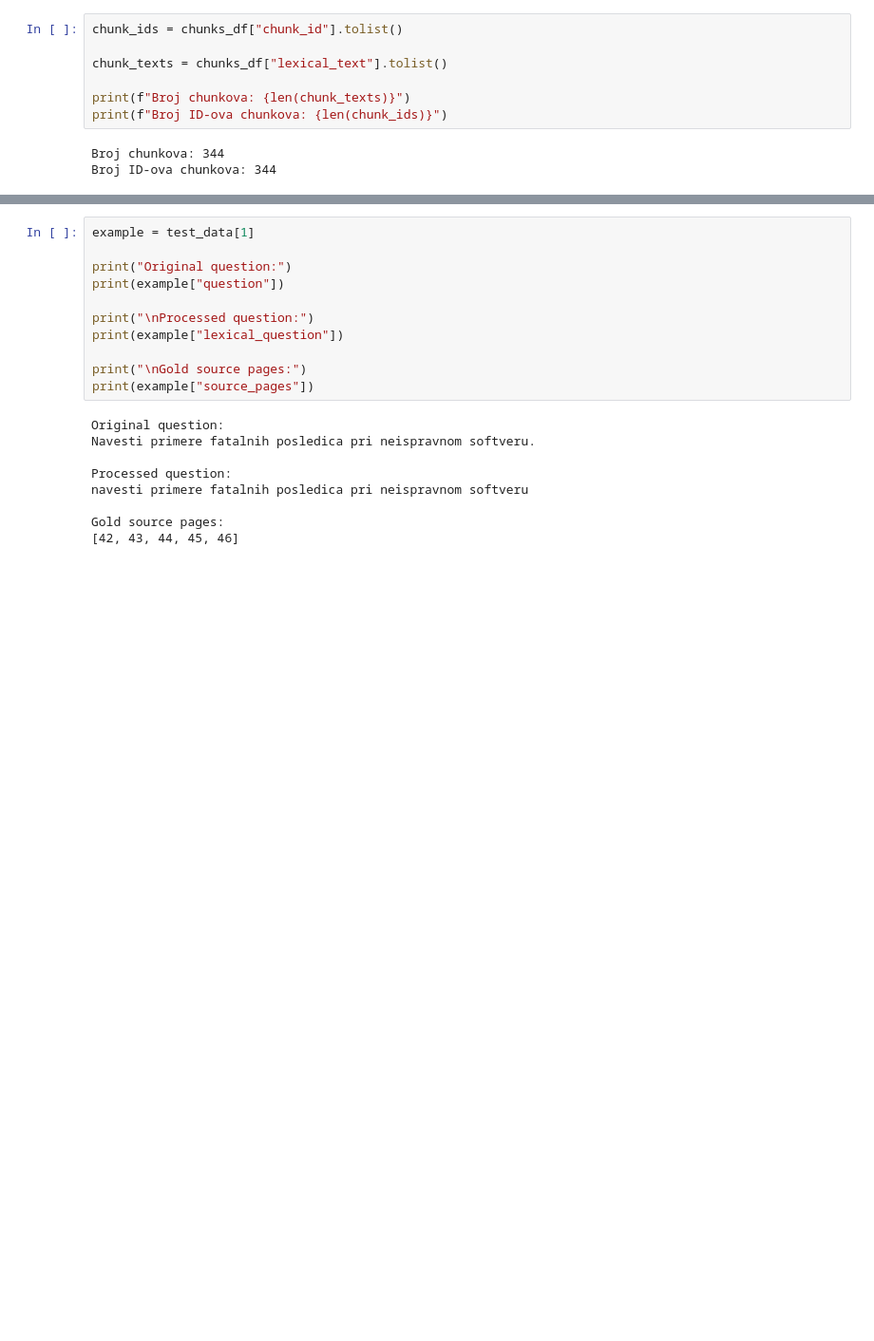
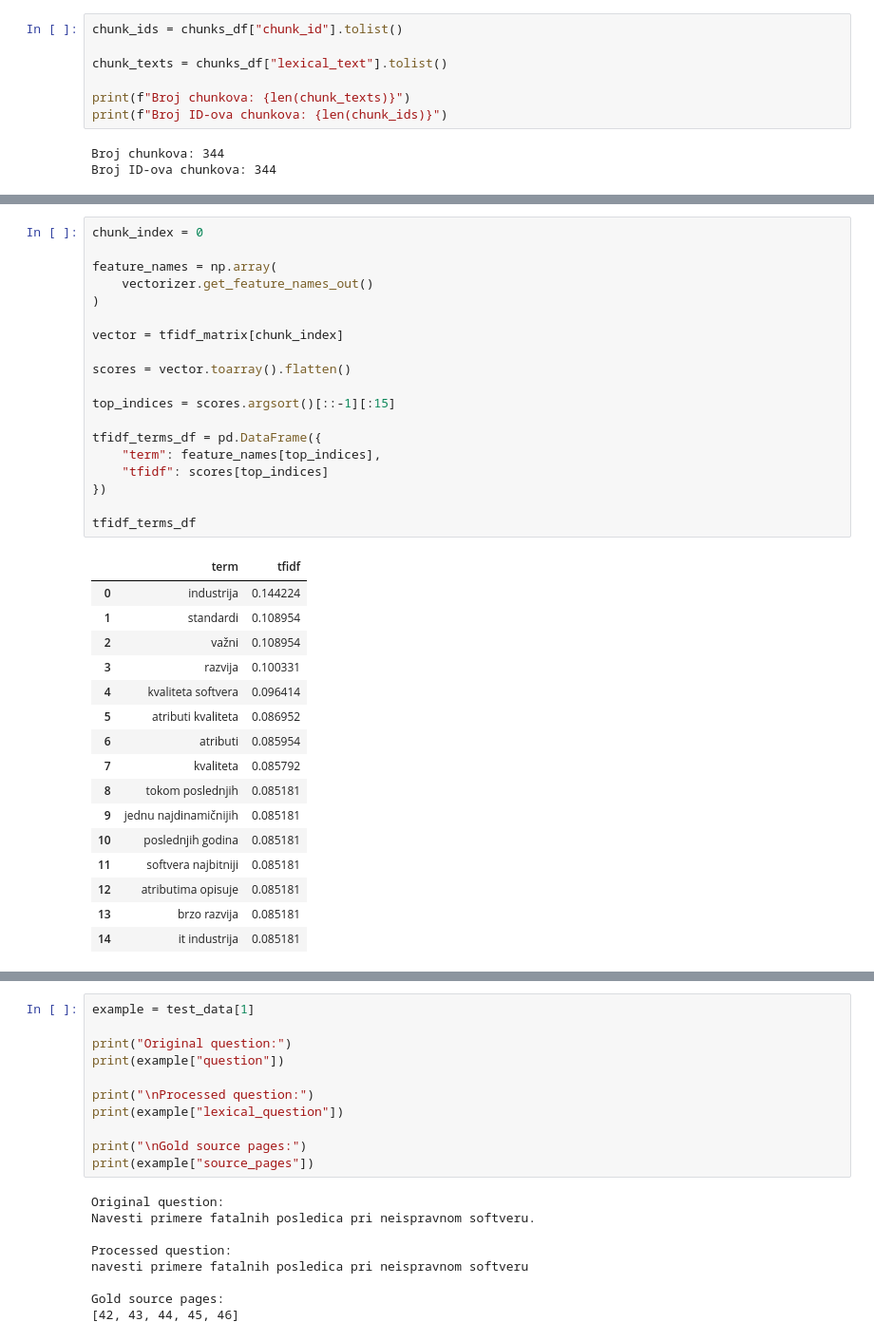
Before and after one commit to anjaanjaa10/Student-Question-Answering-from-Course-Materials, a Jupyter notebook: 04_tf_idf_retrieval.ipynb, the cells around one changed output, grey strips where cells are left out. Shown at 95% size. Drawn from its saved outputs; the diff is of its cells as text; blank space fills up the shorter version.

```diff
--- a/04_tf_idf_retrieval.ipynb
+++ b/04_tf_idf_retrieval.ipynb
@@ -244,0 +261,36 @@ Broj nenultih vrednosti: 74043
+# %%
+chunk_index = 0
+
+feature_names = np.array(
+    vectorizer.get_feature_names_out()
+)
+
+vector = tfidf_matrix[chunk_index]
+
+scores = vector.toarray().flatten()
+
+top_indices = scores.argsort()[::-1][:15]
+
+tfidf_terms_df = pd.DataFrame({
+    "term": feature_names[top_indices],
+    "tfidf": scores[top_indices]
+})
+
+tfidf_terms_df
+# %% [output]
+|  | term | tfidf |
+| 0 | industrija | 0.144224 |
+| 1 | standardi | 0.108954 |
+| 2 | važni | 0.108954 |
+| 3 | razvija | 0.100331 |
+| 4 | kvaliteta softvera | 0.096414 |
+| 5 | atributi kvaliteta | 0.086952 |
+| 6 | atributi | 0.085954 |
+| 7 | kvaliteta | 0.085792 |
+| 8 | tokom poslednjih | 0.085181 |
+| 9 | jednu najdinamičnijih | 0.085181 |
+| 10 | poslednjih godina | 0.085181 |
+| 11 | softvera najbitniji | 0.085181 |
+| 12 | atributima opisuje | 0.085181 |
+| 13 | brzo razvija | 0.085181 |
+| 14 | it industrija | 0.085181 |
```
Also changed, not shown: parts of 23 cells of this notebook, 1 other file.
